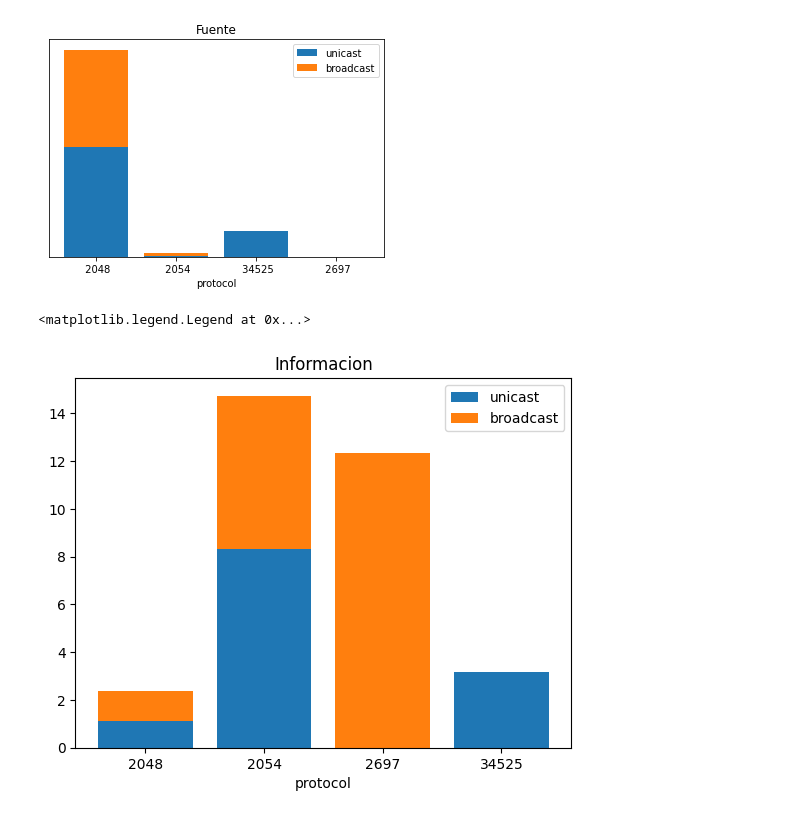
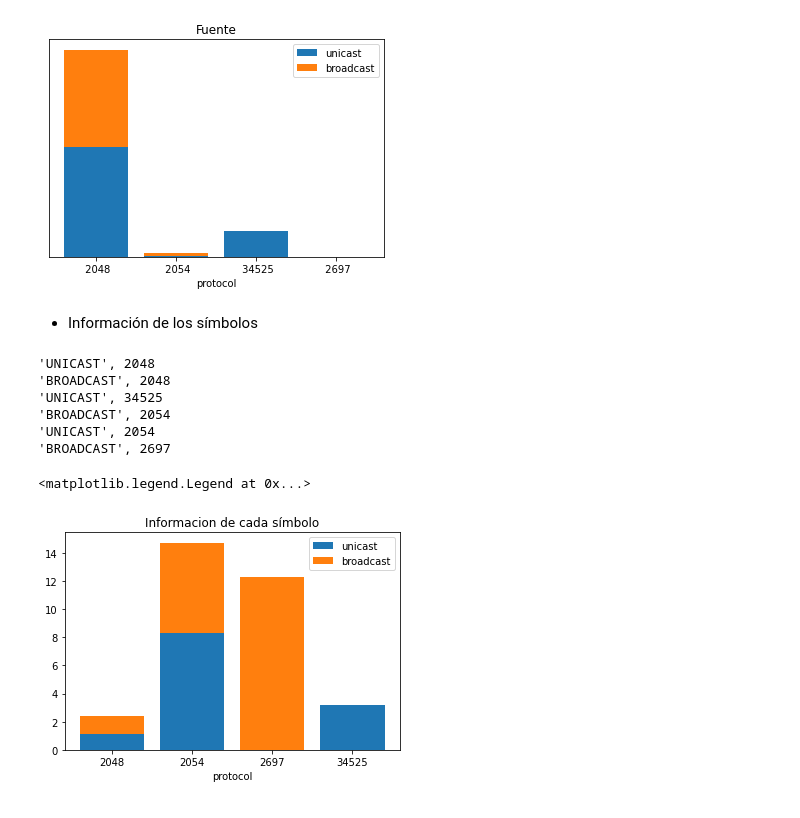
Before and after one commit to paulitapb/TP1_redes, a Jupyter notebook: analisis_paquetes.ipynb, the cells around one changed output. Cells and saved outputs as stored; diff of their text form; code cells hidden in the pictures.

Commit message:
info x simbolo v2

```diff
--- a/analisis_paquetes.ipynb
+++ b/analisis_paquetes.ipynb
@@ -85,15 +72,23 @@ ax.set_yticks([])
 # %% [output]
 []
 [figure]
+# %% [markdown]
+- Información de los símbolos
 # %%
-unicastRes, broadcastRes, sumRes = utils.informationForSymbol()
+unicastRes, broadcastRes, sumRes, info_symbol = utils.informationForSymbol()
 
 fig, ax = plt.subplots()
 ax.bar(unicastRes.keys(), list(unicastRes.values()), label = "unicast")
 ax.bar(broadcastRes.keys(), list(broadcastRes.values()), bottom=list(unicastRes.values()), label = "broadcast")
 plt.xlabel("protocol")
-ax.set_title("Informacion")
+ax.set_title("Informacion de cada símbolo")
 ax.legend()
 # %% [output]
-<matplotlib.legend.Legend at 0x...>
+'UNICAST', 2048
+'BROADCAST', 2048
+'UNICAST', 34525
+'BROADCAST', 2054
+'UNICAST', 2054
+'BROADCAST', 2697
+<matplotlib.legend.Legend at 0x...>
-[figure, old version]
+[figure, new version]
```
Also changed, not shown: parts of 5 cells of this notebook, 1 other file.
